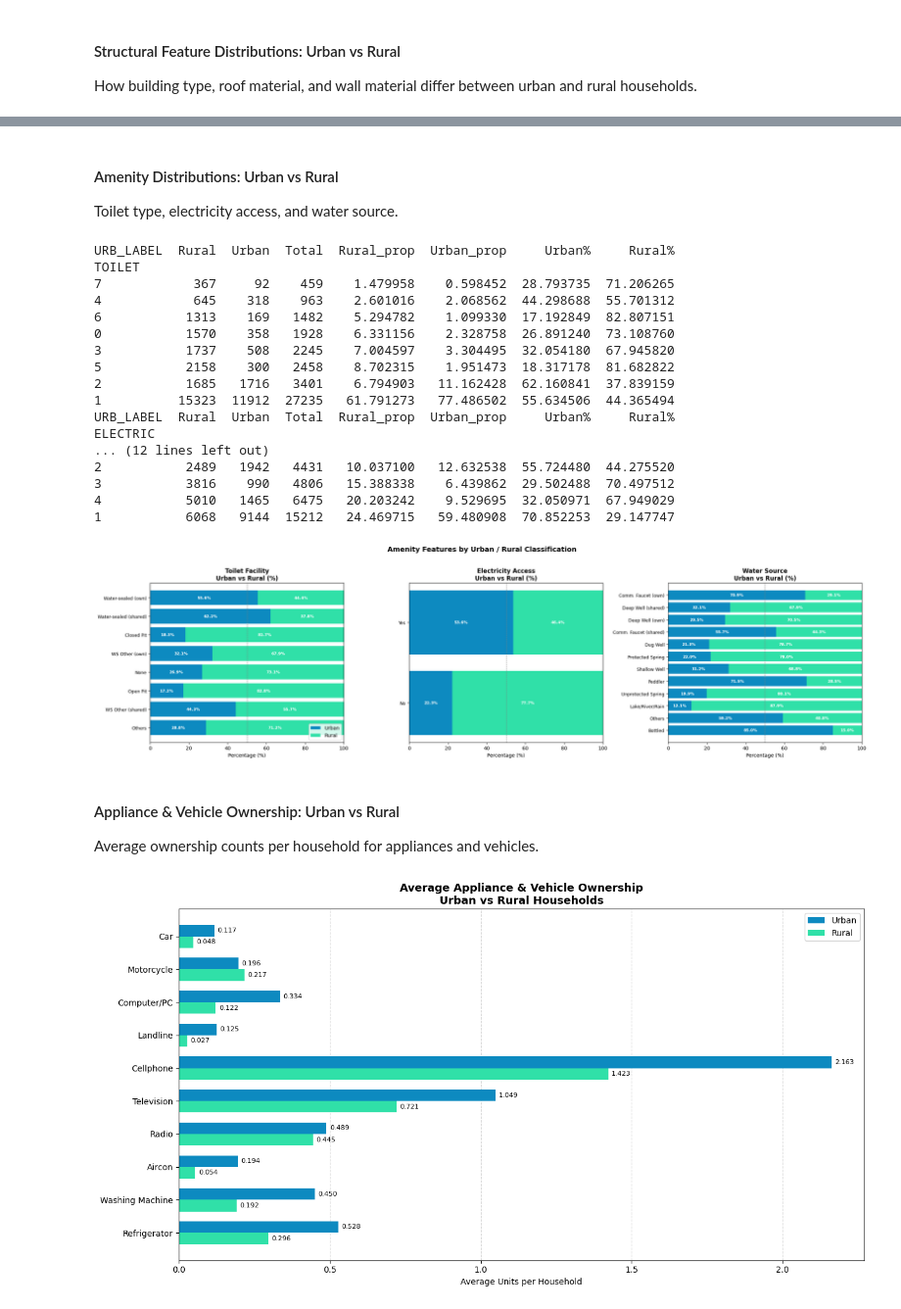
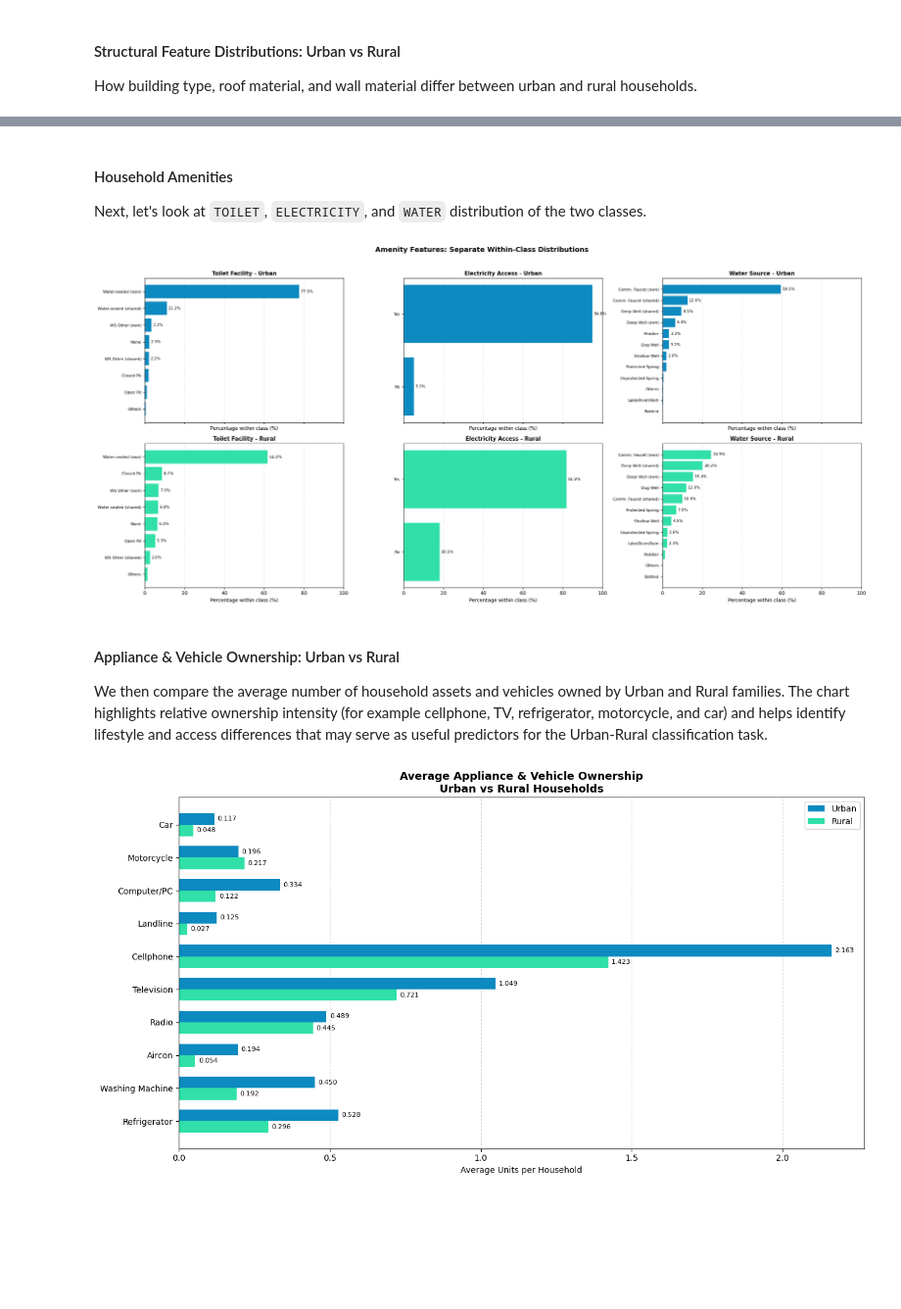
Before and after one commit to NebulaRojo9/STINTSY-MCO, a Jupyter notebook: Group2_nb.ipynb, the cells around one changed output, grey strips where cells are left out. Shown at 98% size. Saved outputs shown, nothing was run; the diff lists cells and outputs as text; code cells hidden in the pictures; blank space fills up the shorter version.

```diff
--- a/Group2_nb.ipynb
+++ b/Group2_nb.ipynb
@@ -474,43 +543,44 @@ ROOF
 # %% [markdown]
-#### Amenity Distributions: Urban vs Rural
-Toilet type, electricity access, and water source.
+#### Household Amenities
+
+Next, let's look at `TOILET`, `ELECTRICITY`, and `WATER` distribution of the two classes.
 # %%
+amenity_features = [
+    ("TOILET", TOILET_LABELS, "Toilet Facility"),
+    ("ELECTRIC", ELECTRIC_LABELS, "Electricity Access"),
+    ("WATER", WATER_LABELS, "Water Source"),
+]
 
-fig, axes = plt.subplots(1, 3, figsize=(22, 6))
+fig, axes = plt.subplots(2, 3, figsize=(22, 10), sharex=True)
 
-stacked_pct_chart(axes[0], fies_subset_df_labeled, "TOILET",   TOILET_LABELS,
-                  "Toilet Facility\nUrban vs Rural (%)")
-stacked_pct_chart(axes[1], fies_subset_df_labeled, "ELECTRIC", ELECTRIC_LABELS,
-                  "Electricity Access\nUrban vs Rural (%)")
-stacked_pct_chart(axes[2], fies_subset_df_labeled, "WATER",    WATER_LABELS,
-                  "Water Source\nUrban vs Rural (%)")
+for j, (col, label_map, feature_title) in enumerate(amenity_features):
+    plot_single_class_distribution(
+        axes[0, j],
+        fies_subset_df_labeled,
+        col,
+        label_map,
+        "Urban",
+        urban_c,
+        f"{feature_title} - Urban",
+    )
+    plot_single_class_distribution(
+        axes[1, j],
+        fies_subset_df_labeled,
+        col,
+        label_map,
+        "Rural",
+        rural_c,
+        f"{feature_title} - Rural",
+    )
 
-axes[0].legend(loc="lower right")
-fig.suptitle("Amenity Features by Urban / Rural Classification",
-             fontsize=14, fontweight="bold", y=1.02)
-plt.tight_layout(); plt.show()
+fig.suptitle("Amenity Features: Separate Within-Class Distributions", fontsize=14, fontweight="bold", y=1.02)
+plt.tight_layout()
+plt.show()
 # %% [output]
-URB_LABEL  Rural  Urban  Total  Rural_prop  Urban_prop     Urban%     Rural%
-TOILET
-7            367     92    459    1.479958    0.598452  28.793735  71.206265
-4            645    318    963    2.601016    2.068562  44.298688  55.701312
-6           1313    169   1482    5.294782    1.099330  17.192849  82.807151
-0           1570    358   1928    6.331156    2.328758  26.891240  73.108760
-3           1737    508   2245    7.004597    3.304495  32.054180  67.945820
-5           2158    300   2458    8.702315    1.951473  18.317178  81.682822
-2           1685   1716   3401    6.794903   11.162428  62.160841  37.839159
-1          15323  11912  27235   61.791273   77.486502  55.634506  44.365494
-URB_LABEL  Rural  Urban  Total  Rural_prop  Urban_prop     Urban%     Rural%
-ELECTRIC
-... (12 lines left out)
-2           2489   1942   4431   10.037100   12.632538  55.724480  44.275520
-3           3816    990   4806   15.388338    6.439862  29.502488  70.497512
-4           5010   1465   6475   20.203242    9.529695  32.050971  67.949029
-1           6068   9144  15212   24.469715   59.480908  70.852253  29.147747
-[figure, old version]
+[figure, new version]
 # %% [markdown]
 #### Appliance & Vehicle Ownership: Urban vs Rural
-Average ownership counts per household for appliances and vehicles.
+We then compare the average number of household assets and vehicles owned by Urban and Rural families. The chart highlights relative ownership intensity (for example cellphone, TV, refrigerator, motorcycle, and car) and helps identify lifestyle and access differences that may serve as useful predictors for the Urban-Rural classification task.
 # %%
 
 appliance_cols = {
```
Also changed, not shown: parts of 23 cells of this notebook, 1 other file.
